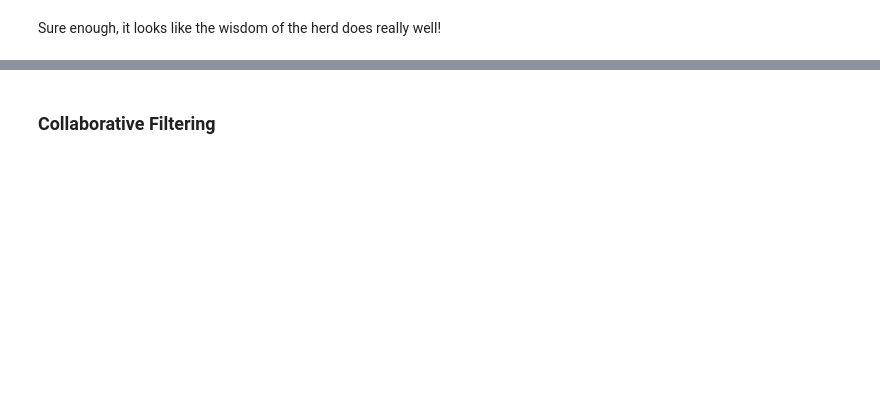
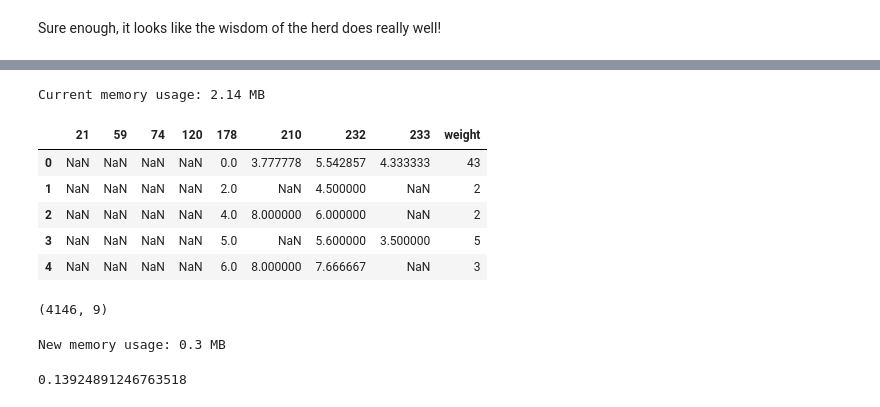
Before and after one commit to p-mckenzie/example-projects, a Jupyter notebook: anime/analysis.ipynb, the cells around one changed output, grey strips where cells are left out. Saved outputs shown, nothing was run; the diff lists cells and outputs as text; code cells hidden in the pictures; blank space fills up the shorter version.

```diff
--- a/anime/analysis.ipynb
+++ b/anime/analysis.ipynb
@@ -28,4 +38,5 @@ reviews.head()
 # %%
 # define our target shows
 target_cols = [210, 232, 233]
+non_targets = [col for col in reviews.columns if col not in target_cols]
 target_cols
@@ -233,2 +224,0 @@ del mean
-# %% [markdown]
-### Collaborative Filtering
@@ -267,0 +225,33 @@ del mean
+# %%
+prev_mem = reviews.memory_usage().sum()
+print("Current memory usage: {} MB".format(round(prev_mem/(10**6), 2)))
+# %% [output]
+Current memory usage: 2.14 MB
+# %%
+# hack to groupby 'na' values as well
+reviews.loc[:,non_targets] = reviews.loc[:,non_targets].fillna(-1)
+
+reviews = pd.concat([reviews.groupby(non_targets)[target_cols].mean(), reviews.groupby(non_targets).size().rename('weight')],
+          axis=1).reset_index().replace(-1, np.nan)
+
+reviews.head()
+# %% [output]
+|  | 21 | 59 | 74 | 120 | 178 | 210 | 232 | 233 | weight |
+| 0 | NaN | NaN | NaN | NaN | 0.0 | 3.777778 | 5.542857 | 4.333333 | 43 |
+| 1 | NaN | NaN | NaN | NaN | 2.0 | NaN | 4.500000 | NaN | 2 |
+| 2 | NaN | NaN | NaN | NaN | 4.0 | 8.000000 | 6.000000 | NaN | 2 |
+| 3 | NaN | NaN | NaN | NaN | 5.0 | NaN | 5.600000 | 3.500000 | 5 |
+| 4 | NaN | NaN | NaN | NaN | 6.0 | 8.000000 | 7.666667 | NaN | 3 |
+# %%
+reviews.shape
+# %% [output]
+(4146, 9)
+# %%
+new_mem = reviews.memory_usage().sum()
+print("New memory usage: {} MB".format(round(new_mem/(10**6), 2)))
+# %% [output]
+New memory usage: 0.3 MB
+# %%
+new_mem/prev_mem
+# %% [output]
+0.13924891246763518
```
Also changed, not shown: parts of 36 cells of this notebook.
